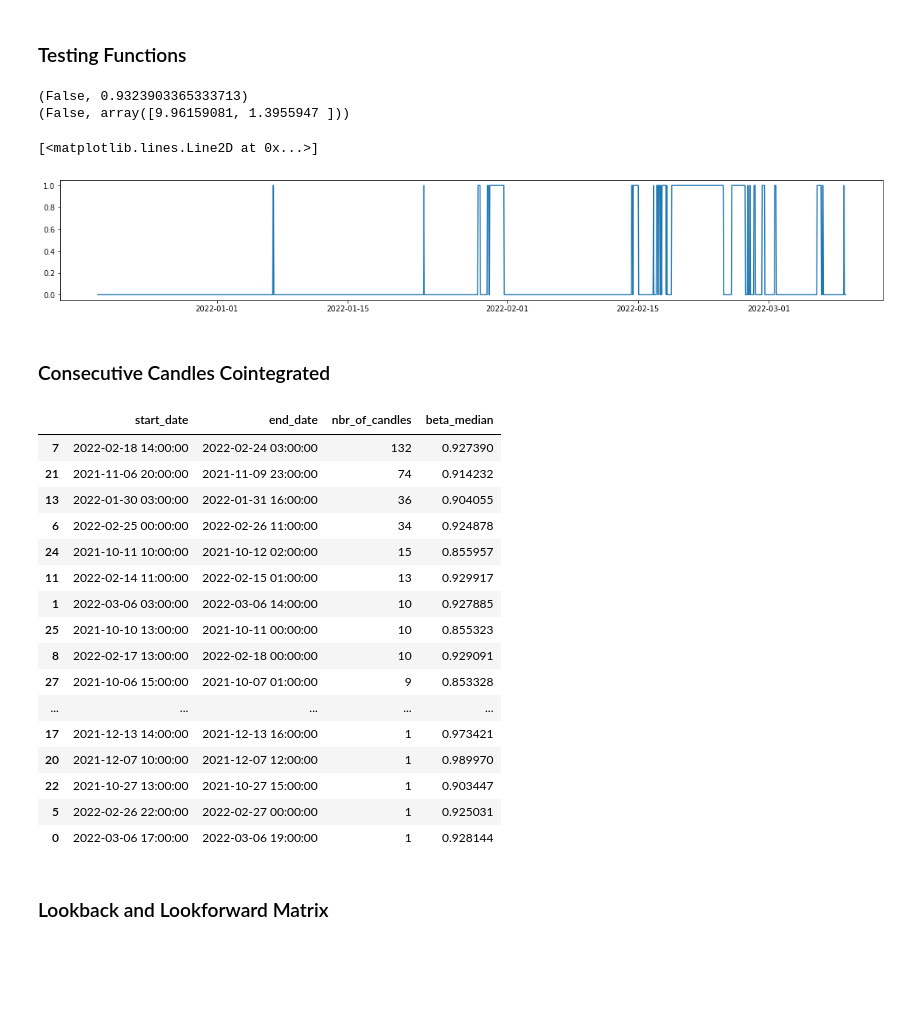
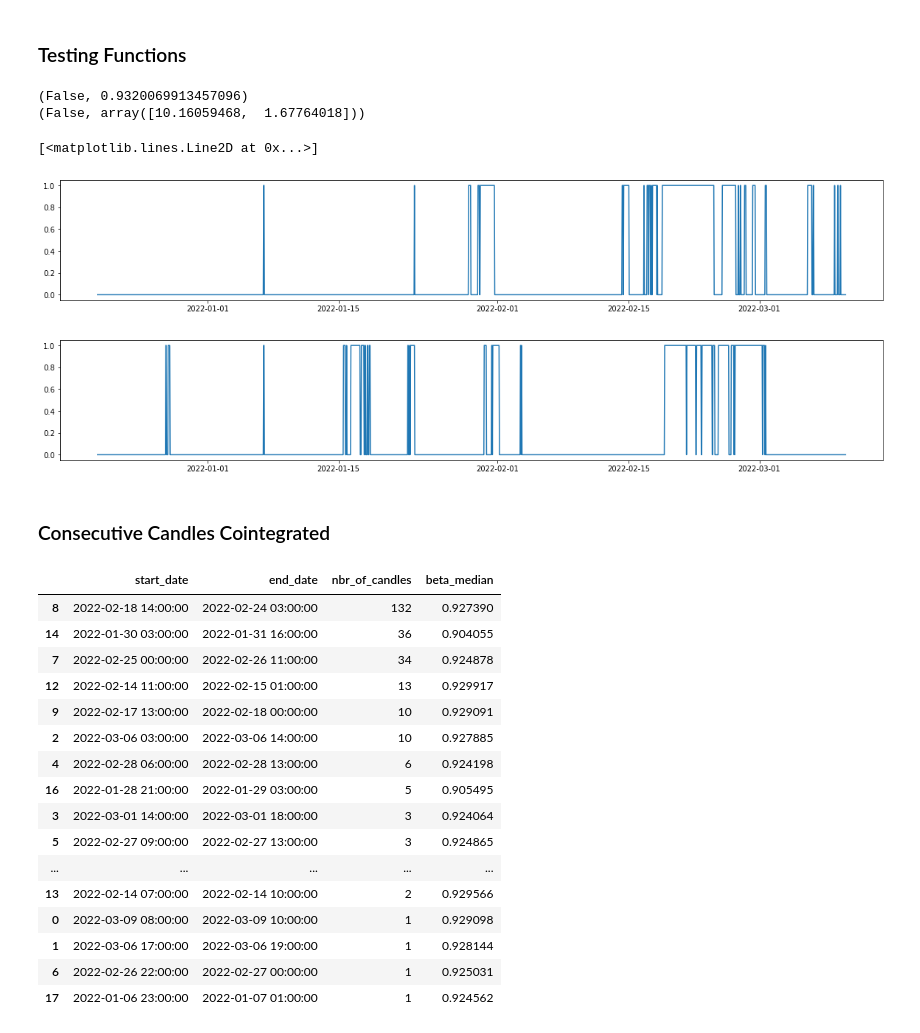
Before and after one commit to walidarbtg/cointegration, a Jupyter notebook: Optimal Lookback Window.ipynb, the cells around one changed output. Cells and saved outputs as stored; diff of their text form; code cells hidden in the pictures; blank space fills up the shorter version.

```diff
--- a/Optimal Lookback Window.ipynb
+++ b/Optimal Lookback Window.ipynb
@@ -28,30 +28,12 @@ warnings.filterwarnings('ignore')
 assets = ['YFIUSDT', 'YFIIUSDT', 'ZECUSDT', 'XMRUSDT']
 data = {}
 prices_1h = {}
-prices_15m = {}
-prices_4h = {}
-prices_1d = {}
 
 for asset in assets:
     data[asset] = pd.read_csv('./{}_1h.csv'.format(asset), index_col=0)
     data[asset].iloc[:,0] = pd.to_datetime(data[asset].iloc[:,0], unit='ms')
     prices_1h[asset] = pd.DataFrame({'date': data[asset].iloc[:,0], 'price': data[asset].iloc[:,3]})
     prices_1h[asset]['price'] = prices_1h[asset]['price'].apply(lambda x: math.log(x))
-
-    data[asset] = pd.read_csv('./{}_15m.csv'.format(asset), index_col=0)
-    data[asset].iloc[:,0] = pd.to_datetime(data[asset].iloc[:,0], unit='ms')
-    prices_15m[asset] = pd.DataFrame({'date': data[asset].iloc[:,0], 'price': data[asset].iloc[:,3]})
-    prices_15m[asset]['price'] = prices_15m[asset]['price'].apply(lambda x: math.log(x))
-
-    data[asset] = pd.read_csv('./{}_4h.csv'.format(asset), index_col=0)
-    data[asset].iloc[:,0] = pd.to_datetime(data[asset].iloc[:,0], unit='ms')
-    prices_4h[asset] = pd.DataFrame({'date': data[asset].iloc[:,0], 'price': data[asset].iloc[:,3]})
-    prices_4h[asset]['price'] = prices_4h[asset]['price'].apply(lambda x: math.log(x))
-
-    data[asset] = pd.read_csv('./{}_4h.csv'.format(asset), index_col=0)
-    data[asset].iloc[:,0] = pd.to_datetime(data[asset].iloc[:,0], unit='ms')
-    prices_1d[asset] = pd.DataFrame({'date': data[asset].iloc[:,0], 'price': data[asset].iloc[:,3]})
-    prices_1d[asset]['price'] = prices_1d[asset]['price'].apply(lambda x: math.log(x))
 # %% [markdown]
 ### Rolling Cointegration Functions
 # %%
@@ -178,27 +160,28 @@ def calculate_consecutive_candles(rolling_cointegration):
 # %%
 asset_A = 'ZECUSDT'
 asset_B = 'XMRUSDT'
 hist_window = 24*30*3
 lb_window = 24*10
 convidence_interval = 0.95
 data_A = prices_1h[asset_A][(len(prices_1h[asset_A])-hist_window):]
 data_B = prices_1h[asset_B][(len(prices_1h[asset_B])-hist_window):]
 print(cointegration('engle-granger', convidence_interval, data_A['price'], data_B['price']))
 print(cointegration('johansen', convidence_interval, data_A['price'], data_B['price']))
 
 rolling_coint_eg = rolling_cointegration('engle-granger', convidence_interval, data_A, data_B, lb_window)
 
 plt.figure(figsize=(20,3))
 plt.plot(rolling_coint_eg['date'], rolling_coint_eg['cointegrated'])
 
-#rolling_coint_jo = rolling_cointegration('johansen', convidence_interval, data_A, data_B, lb_window)
-#plt.figure(figsize=(20,3))
-#plt.plot(rolling_coint_jo['date'], rolling_coint_jo['cointegrated'])
+rolling_coint_jo = rolling_cointegration('johansen', convidence_interval, data_A, data_B, lb_window)
+plt.figure(figsize=(20,3))
+plt.plot(rolling_coint_jo['date'], rolling_coint_jo['cointegrated'])
 # %% [output]
-(False, 0.9323903365333713)
-(False, array([9.96159081, 1.3955947 ]))
+(False, 0.9320069913457096)
+(False, array([10.16059468,  1.67764018]))
 [<matplotlib.lines.Line2D at 0x...>]
-[figure, old version]
+[figure, new version]
+[figure, added]
 # %% [markdown]
 ### Consecutive Candles Cointegrated
 # %%
@@ -206,21 +189,19 @@ consecutive_candles_cointegrated_eg = pd.DataFrame(calculate_consecutive_candles
 consecutive_candles_cointegrated_eg.sort_values('nbr_of_candles', ascending=False)
 # %% [output]
 |  | start_date | end_date | nbr_of_candles | beta_median |
-| 7 | 2022-02-18 14:00:00 | 2022-02-24 03:00:00 | 132 | 0.927390 |
-| 21 | 2021-11-06 20:00:00 | 2021-11-09 23:00:00 | 74 | 0.914232 |
-| 13 | 2022-01-30 03:00:00 | 2022-01-31 16:00:00 | 36 | 0.904055 |
-| 6 | 2022-02-25 00:00:00 | 2022-02-26 11:00:00 | 34 | 0.924878 |
-| 24 | 2021-10-11 10:00:00 | 2021-10-12 02:00:00 | 15 | 0.855957 |
-| 11 | 2022-02-14 11:00:00 | 2022-02-15 01:00:00 | 13 | 0.929917 |
-| 1 | 2022-03-06 03:00:00 | 2022-03-06 14:00:00 | 10 | 0.927885 |
-| 25 | 2021-10-10 13:00:00 | 2021-10-11 00:00:00 | 10 | 0.855323 |
-| 8 | 2022-02-17 13:00:00 | 2022-02-18 00:00:00 | 10 | 0.929091 |
-| 27 | 2021-10-06 15:00:00 | 2021-10-07 01:00:00 | 9 | 0.853328 |
+| 8 | 2022-02-18 14:00:00 | 2022-02-24 03:00:00 | 132 | 0.927390 |
+| 14 | 2022-01-30 03:00:00 | 2022-01-31 16:00:00 | 36 | 0.904055 |
+| 7 | 2022-02-25 00:00:00 | 2022-02-26 11:00:00 | 34 | 0.924878 |
+| 12 | 2022-02-14 11:00:00 | 2022-02-15 01:00:00 | 13 | 0.929917 |
+| 9 | 2022-02-17 13:00:00 | 2022-02-18 00:00:00 | 10 | 0.929091 |
+| 2 | 2022-03-06 03:00:00 | 2022-03-06 14:00:00 | 10 | 0.927885 |
+| 4 | 2022-02-28 06:00:00 | 2022-02-28 13:00:00 | 6 | 0.924198 |
+| 16 | 2022-01-28 21:00:00 | 2022-01-29 03:00:00 | 5 | 0.905495 |
+| 3 | 2022-03-01 14:00:00 | 2022-03-01 18:00:00 | 3 | 0.924064 |
+| 5 | 2022-02-27 09:00:00 | 2022-02-27 13:00:00 | 3 | 0.924865 |
 | ... | ... | ... | ... | ... |
-| 17 | 2021-12-13 14:00:00 | 2021-12-13 16:00:00 | 1 | 0.973421 |
-| 20 | 2021-12-07 10:00:00 | 2021-12-07 12:00:00 | 1 | 0.989970 |
-| 22 | 2021-10-27 13:00:00 | 2021-10-27 15:00:00 | 1 | 0.903447 |
-| 5 | 2022-02-26 22:00:00 | 2022-02-27 00:00:00 | 1 | 0.925031 |
-| 0 | 2022-03-06 17:00:00 | 2022-03-06 19:00:00 | 1 | 0.928144 |
+| 13 | 2022-02-14 07:00:00 | 2022-02-14 10:00:00 | 2 | 0.929566 |
+| 0 | 2022-03-09 08:00:00 | 2022-03-09 10:00:00 | 1 | 0.929098 |
+| 1 | 2022-03-06 17:00:00 | 2022-03-06 19:00:00 | 1 | 0.928144 |
+| 6 | 2022-02-26 22:00:00 | 2022-02-27 00:00:00 | 1 | 0.925031 |
+| 17 | 2022-01-06 23:00:00 | 2022-01-07 01:00:00 | 1 | 0.924562 |
-# %% [markdown]
-### Lookback and Lookforward Matrix
```
Also changed, not shown: parts of 5 cells of this notebook, 4 other files.
